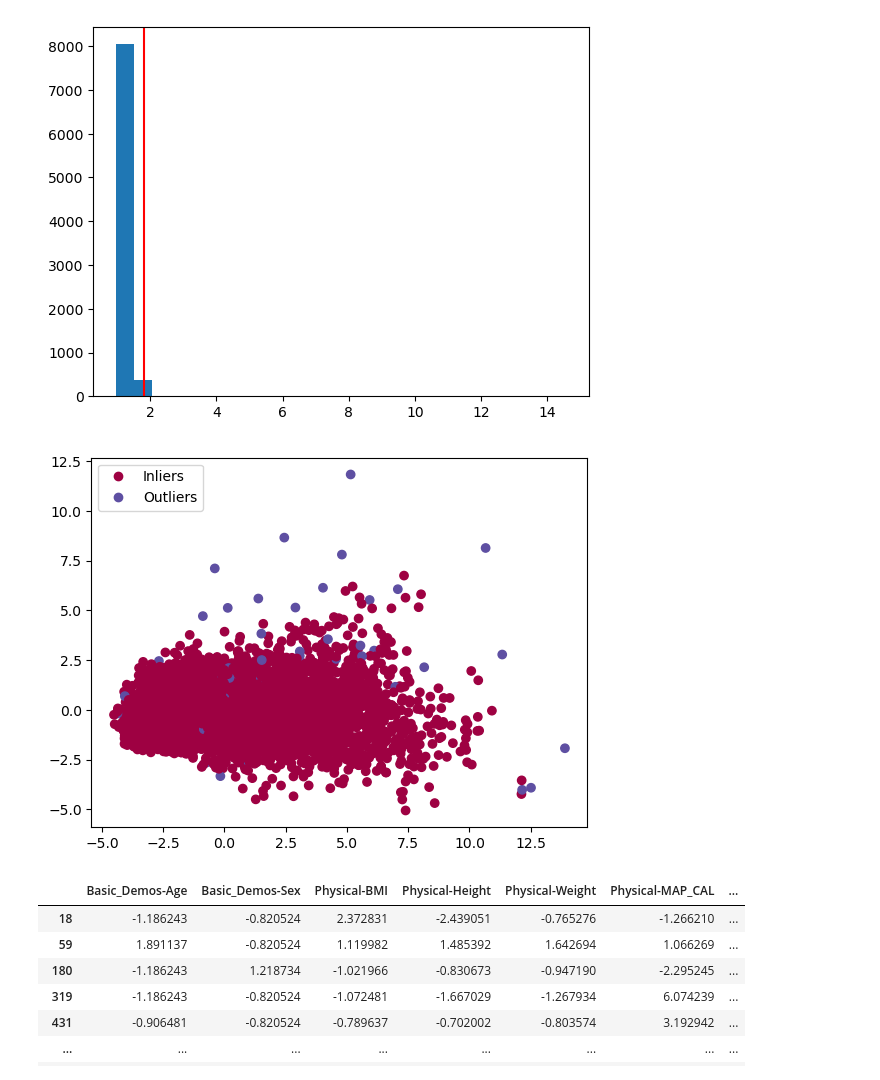
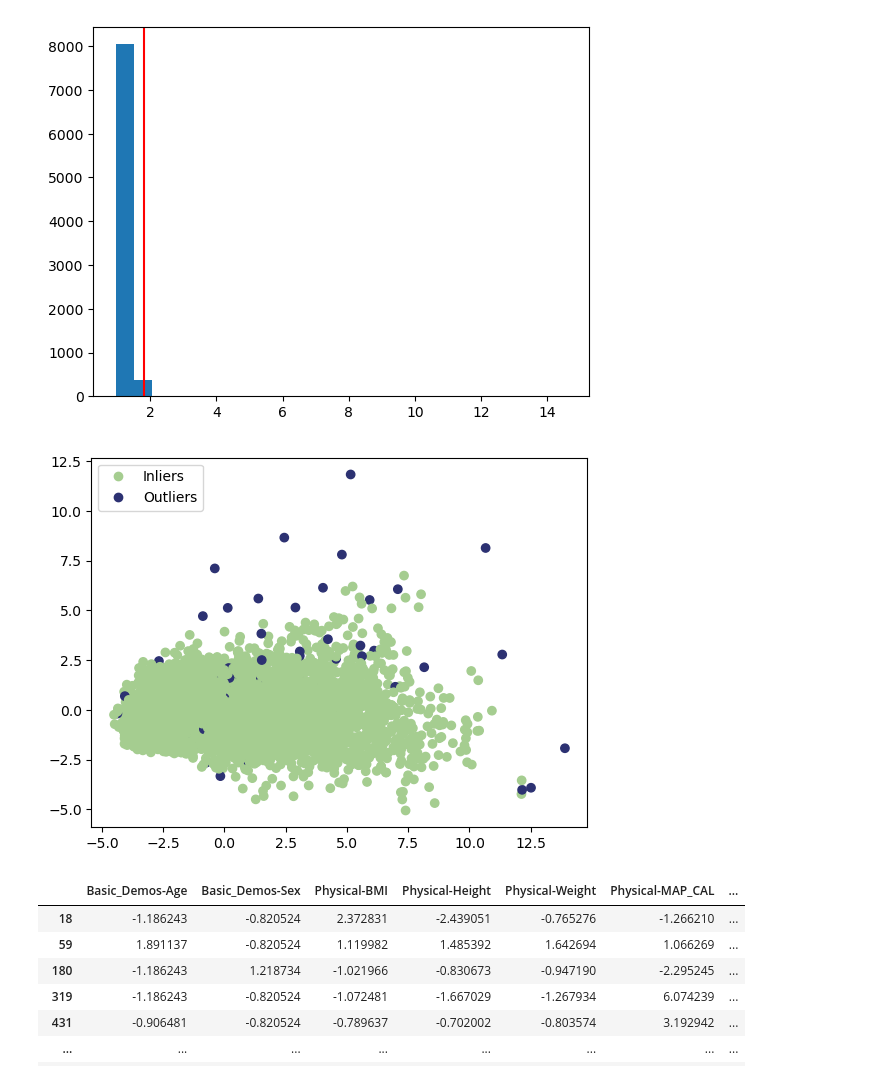
Before and after one commit to alicecalderini/DATAMINING_2-Project, a Jupyter notebook: 5.OUTLIER_DET/1.OUTLIER_DET.ipynb, the cells around one changed output. Cells and saved outputs as stored; diff of their text form; code cells hidden in the pictures.

```diff
--- a/5.OUTLIER_DET/1.OUTLIER_DET.ipynb
+++ b/5.OUTLIER_DET/1.OUTLIER_DET.ipynb
@@ -149,22 +149,22 @@ plt.show()
 # %%
 pca = PCA(n_components=2)
 pca_data = pd.DataFrame(pca.fit_transform(X), columns=['PC1', 'PC2'])
 pca_data['outlier score'] = pd.Categorical(outliers)
 
 fig = plt.figure()
 ax = fig.add_subplot()
 
 scatter = ax.scatter(pca_data['PC1'],
                      pca_data['PC2'],
                      c=pca_data['outlier score'],
-                     cmap='Spectral')
+                     cmap='crest')
 
 handles, labels = scatter.legend_elements()
 plt.legend(handles, ['Inliers', 'Outliers'], loc='upper left')
 
 plt.show()
 # %% [output]
-[figure, old version]
+[figure, new version]
 # %%
 df[df['lof']==1]
 # %% [output]
```
Also changed, not shown: parts of 11 cells of this notebook, 4 other files.
